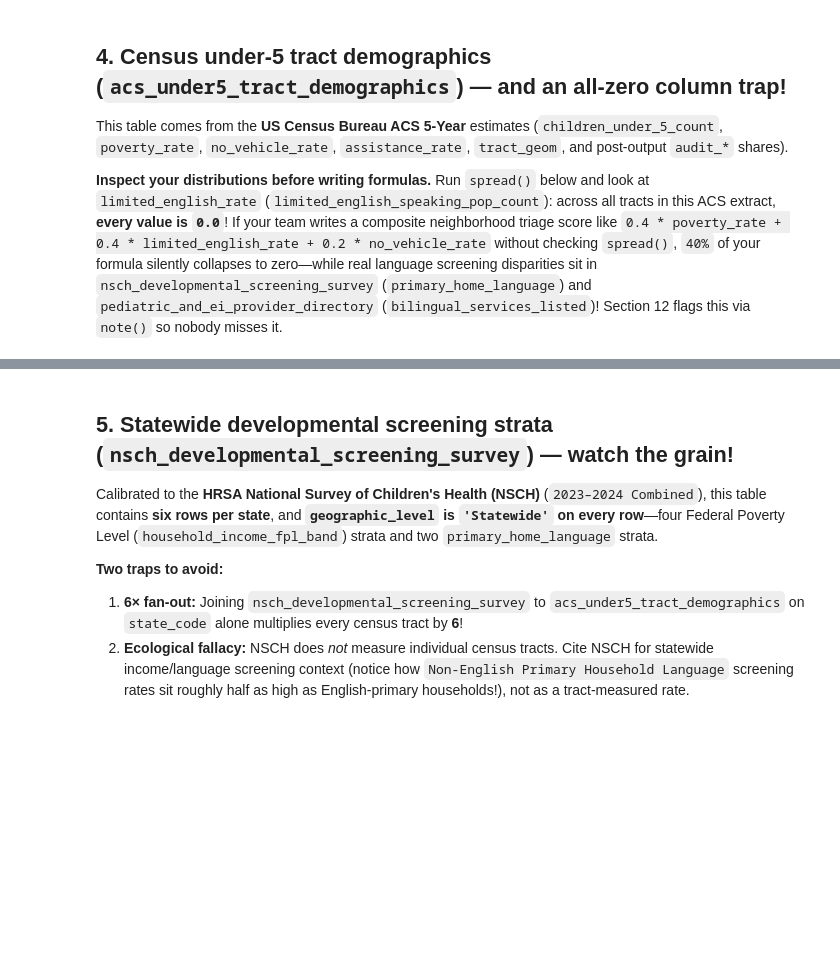
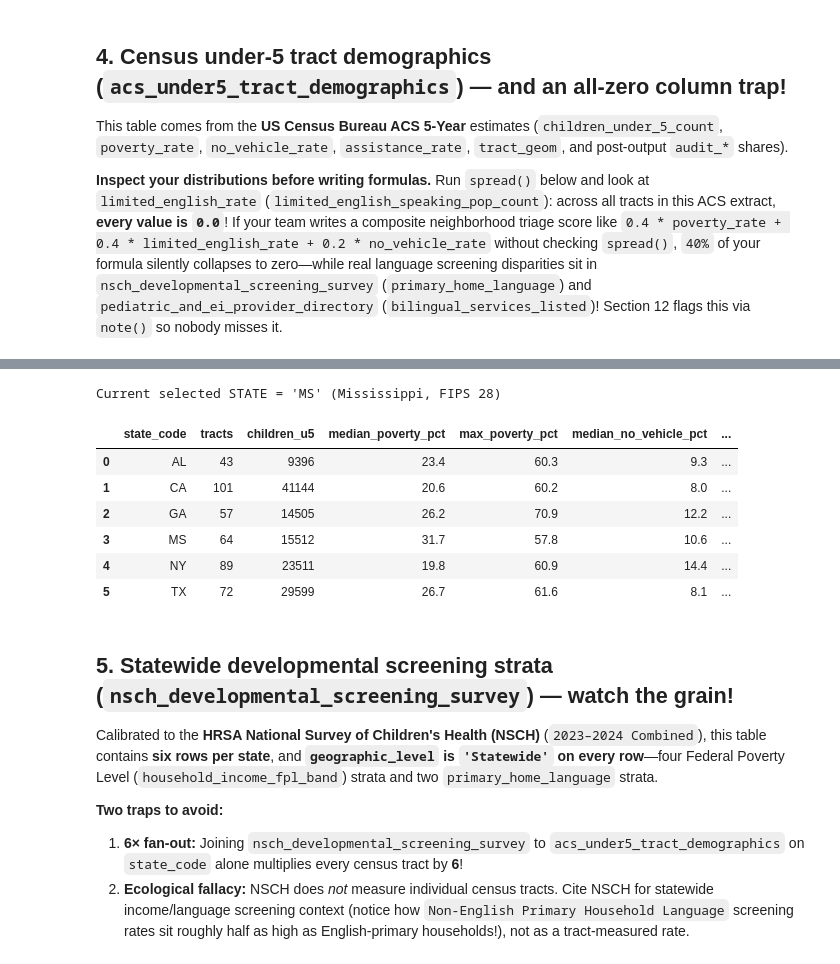
Before and after one commit to Bornism/A4I2026-challenge-early-intervention, a Jupyter notebook: notebooks/c_ei_01_load_explore.ipynb, the cells around one changed output, grey strips where cells are left out. Saved outputs shown, nothing was run; the diff lists cells and outputs as text; code cells hidden in the pictures; blank space fills up the shorter version.

```diff
--- a/notebooks/c_ei_01_load_explore.ipynb
+++ b/notebooks/c_ei_01_load_explore.ipynb
@@ -482,3 +523,63 @@ with step("load acs_under5_tract_demographics"):
+# %%
+# Section 3 Deep-Dive: Compare all 6 states across Demographics, NSCH Language Disparities, and Agency Delays
+_all_demo = read_starter_parquet("acs_under5_tract_demographics.parquet")
+_all_nsch = read_starter_parquet("nsch_developmental_screening_survey.parquet")
+_all_ag   = read_starter_parquet("idea_part_c_agency_performance.parquet")
+
+# 1. Tract & Demographic Summary by State
+_demo_summary = (
+    _all_demo.groupby("state_code")
+    .agg(
+        tracts=("census_tract_geoid", "count"),
+        children_u5=("children_under_5_count", "sum"),
+        median_poverty_pct=("poverty_rate", lambda s: round(float(s.median() * 100), 1)),
+        max_poverty_pct=("poverty_rate", lambda s: round(float(s.max() * 100), 1)),
+        median_no_vehicle_pct=("no_vehicle_rate", lambda s: round(float(s.median() * 100), 1)),
+    )
+    .reset_index()
+)
+
+# 2. NSCH Screening Rate: English vs. Non-English Primary Home Language
+_lang = _all_nsch[_all_nsch["primary_home_language"].isin(["English", "Non-English"])].pivot(
+    index="state_code",
+    columns="primary_home_language",
+    values="standardized_screening_rate_pct"
+).reset_index().rename(columns={
+    "English": "nsch_screen_english_pct",
+    "Non-English": "nsch_screen_non_english_pct"
+})
+
+# 3. Regional Part C Agency Timely 45-Day IFSP & Capacity vs. Family Delays
+_all_ag["timely_45d_pct"] = (
+    _all_ag["initial_ifsp_within_45_days_count"] / _all_ag["evaluations_completed_count"].clip(lower=1) * 100
+)
+_ag_summary = (
+    _all_ag.groupby("state_code")
+    .agg(
+        min_timely_45d_pct=("timely_45d_pct", lambda s: round(float(s.min()), 1)),
+        max_timely_45d_pct=("timely_45d_pct", lambda s: round(float(s.max()), 1)),
+        total_capacity_delays=("ifsp_delayed_capacity_count", "sum"),
+        total_family_delays=("ifsp_delayed_family_count", "sum"),
+    )
+    .reset_index()
+)
+
+state_comparison = (
+    _demo_summary
+    .merge(_lang, on="state_code", how="left")
+    .merge(_ag_summary, on="state_code", how="left")
+)
+print(f"Current selected STATE = {STATE!r} ({STATE_NAME}, FIPS {STATE_FIPS})")
+display(state_comparison)
+# %% [output]
+Current selected STATE = 'MS' (Mississippi, FIPS 28)
+|  | state_code | tracts | children_u5 | median_poverty_pct | max_poverty_pct | median_no_vehicle_pct | ... |
+| 0 | AL | 43 | 9396 | 23.4 | 60.3 | 9.3 | ... |
+| 1 | CA | 101 | 41144 | 20.6 | 60.2 | 8.0 | ... |
+| 2 | GA | 57 | 14505 | 26.2 | 70.9 | 12.2 | ... |
+| 3 | MS | 64 | 15512 | 31.7 | 57.8 | 10.6 | ... |
+| 4 | NY | 89 | 23511 | 19.8 | 60.9 | 14.4 | ... |
+| 5 | TX | 72 | 29599 | 26.7 | 61.6 | 8.1 | ... |
 # %% [markdown]
 ## 5. Statewide developmental screening strata (`nsch_developmental_screening_survey`) — watch the grain!
 
```
Also changed, not shown: parts of 20 cells of this notebook.
